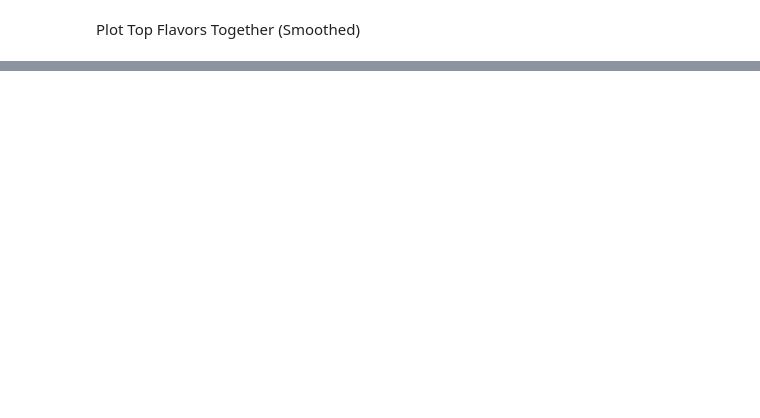
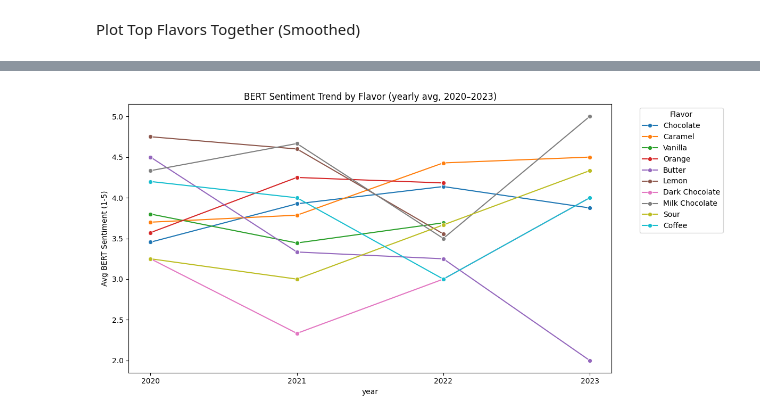
Before and after one commit to EmanArsham/Nestle_1B, a Jupyter notebook: Nestle.ipynb, the cells around one changed output, grey strips where cells are left out. Saved outputs shown, nothing was run; the diff lists cells and outputs as text; code cells hidden in the pictures; blank space fills up the shorter version.

```diff
--- a/Nestle.ipynb
+++ b/Nestle.ipynb
@@ -311,10 +320,10 @@ trend_df['rating_smooth'] = trend_df.groupby('details')['rating'].transform(lamb
 # Merge reviews with product data
 df_merged = pd.merge(
     df,
-    df_reviews[['parent_asin', 'rating', 'timestamp']],
+    df_reviews[['parent_asin', 'rating', 'timestamp', 'text']],
     on='parent_asin',
     how='left'
-)
+ )
 
 # Drop flavors with too few reviews
 min_reviews = 30
@@ -407,0 +423,13 @@ Text(0.5, 1.0, 'Average Review Rating per Flavor')
+# %%
+# Load the BERT sentiment pipeline
+import torch
+from transformers import pipeline
+model_name = "nlptown/bert-base-multilingual-uncased-sentiment"
+device = 0 if torch.cuda.is_available() else -1
+sentiment_pipe = pipeline(
+    "sentiment-analysis",
+    model=model_name,
+    tokenizer=model_name,
+    device=device
+)
+print('Loaded pipeline on device', device)
@@ -407,0 +517,67 @@ Text(0.5, 1.0, 'Average Review Rating per Flavor')
+# %%
+# Aggregate sentiment by flavor and year (2020-2023), then plot top flavors over time
+import pandas as pd
+import matplotlib.pyplot as plt
+import seaborn as sns
+
+# Ensure timestamp is datetime and create year
+if not pd.api.types.is_datetime64_any_dtype(df_final['timestamp']):
+    try:
+        df_final['timestamp'] = pd.to_datetime(df_final['timestamp'], unit='ms', errors='coerce')
+    except Exception:
+        df_final['timestamp'] = pd.to_datetime(df_final['timestamp'], errors='coerce')
+df_final['year'] = df_final['timestamp'].dt.year
+
+# Filter to 2020-2023
+df_year = df_final[df_final['year'].between(2020, 2023)]
+
+# Compute yearly average BERT sentiment per flavor (ignores NaNs)
+sentiment_trend = df_year.groupby(['details','year'])['bert_sentiment_score'].mean().reset_index()
+
+# Determine top-10 most-reviewed flavors using df_final (where sentiment scores live)
+top_flavors = df_final['details'].value_counts().head(10).index.tolist()
+
+# Print the top flavors and their review counts for confirmation
+print('Top-10 flavors (by review count) from df_final:')
+print(df_final['details'].value_counts().head(10))
+
+# Filter sentiment_trend to only those top flavors
+sent_plot = sentiment_trend[sentiment_trend['details'].isin(top_flavors)]
+
+# -- 1) Combined yearly trend (all top flavors) --
+plt.figure(figsize=(12,6))
+sns.lineplot(data=sent_plot, x='year', y='bert_sentiment_score', hue='details', hue_order=top_flavors, marker='o', palette=sns.color_palette('tab10', n_colors=len(top_flavors)))
+plt.xticks([2020,2021,2022,2023])
+plt.ylabel('Avg BERT Sentiment (1-5)')
+plt.title('BERT Sentiment Trend by Flavor (yearly avg, 2020–2023)')
+plt.legend(title='Flavor', bbox_to_anchor=(1.05,1), loc='upper left')
+plt.tight_layout()
+plt.show()
+
+# -- 2) Small-multiples: one yearly trend plot per flavor (FacetGrid) --
+g = sns.relplot(
+    data=sent_plot,
+    x='year',
+    y='bert_sentiment_score',
+    col='details',
+    col_wrap=4,
+    kind='line',
+    ci=None,
+    height=2.5,
+    facet_kws={'sharex': True, 'sharey': True},
+    marker='o',
+    hue='details',
+    hue_order=top_flavors,
+    palette=sns.color_palette('tab10', n_colors=len(top_flavors))
+ )
+# Clean up axes for readability
+for ax in g.axes.flatten():
+    ax.set_xticks([2020,2021,2022,2023])
+    ax.tick_params(axis='x', rotation=30)
+    # set consistent y-scale 1.0-5.0 (model outputs 1-5 star scale)
+    ax.set_ylim(1.0, 5.0)
+# Title and layout
+plt.subplots_adjust(top=0.92)
+g.fig.suptitle('BERT Sentiment Trends by Flavor (2020–2023)', fontsize=14)
+plt.show()
+# %% [output]
@@ -407,0 +597 @@ Text(0.5, 1.0, 'Average Review Rating per Flavor')
+[figure, added]
```
Also changed, not shown: parts of 18 cells of this notebook.
